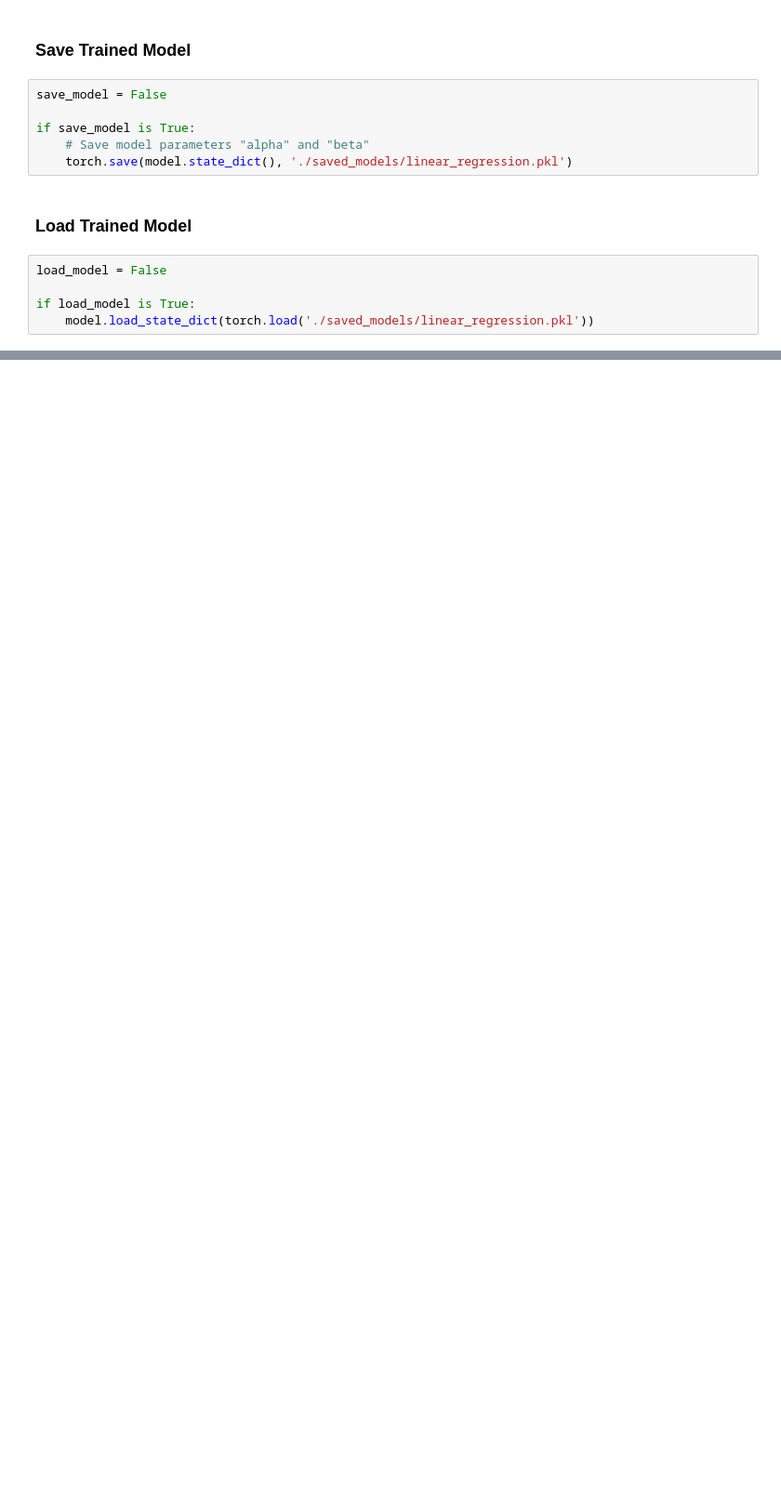
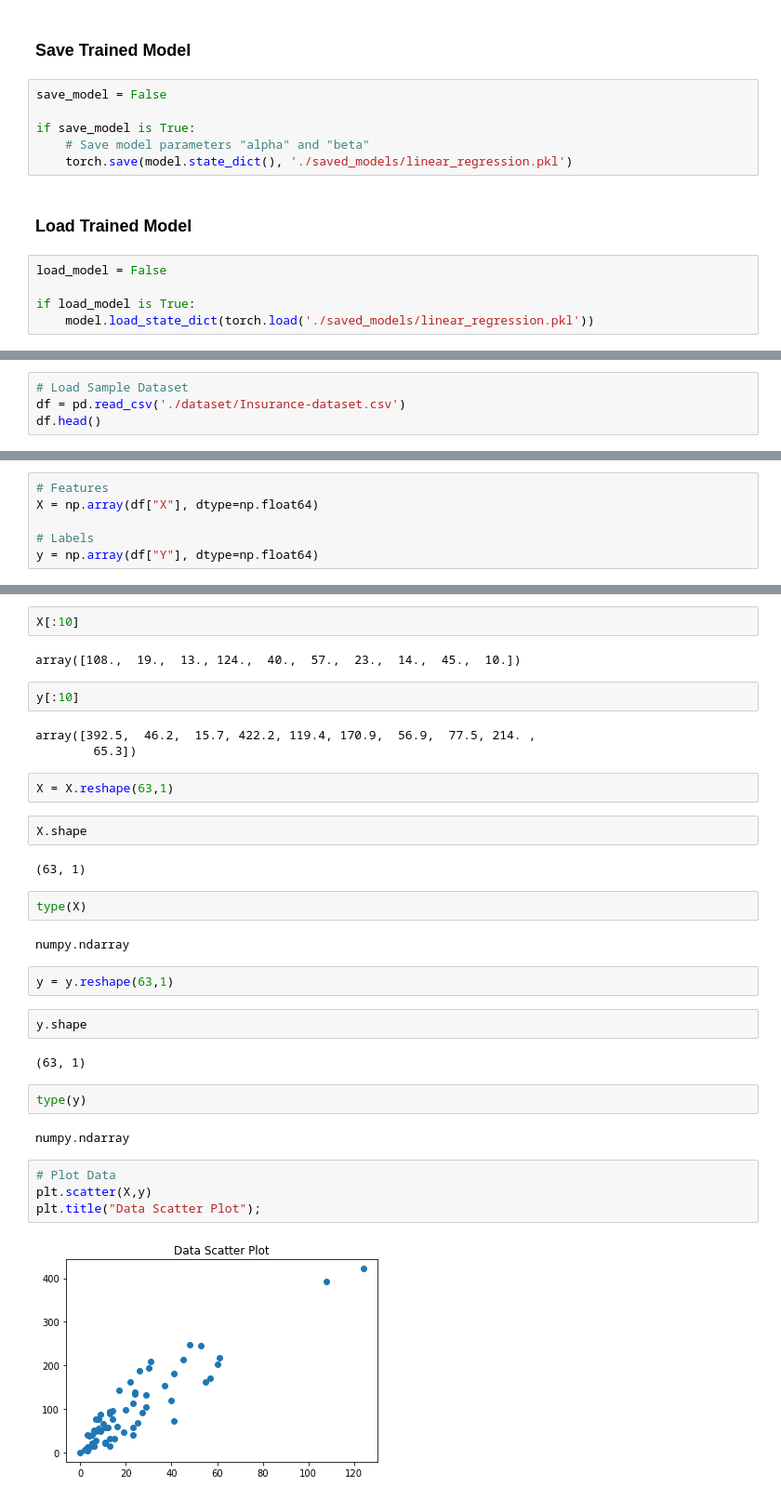
Before and after one commit to anujdutt9/PyTorch-DeepLearning, a Jupyter notebook: Linear-Regression.ipynb, the cells around one changed output, grey strips where cells are left out. Shown: that part at 93% size. Cells and saved outputs as stored; diff of their text form; blank space fills up the shorter version.

```diff
--- a/Linear-Regression.ipynb
+++ b/Linear-Regression.ipynb
@@ -212,0 +218,4 @@ if load_model is True:
+# %%
+# Load Sample Dataset
+df = pd.read_csv('./dataset/Insurance-dataset.csv')
+df.head()
@@ -212,0 +229,6 @@ if load_model is True:
+# %%
+# Features
+X = np.array(df["X"], dtype=np.float64)
+
+# Labels
+y = np.array(df["Y"], dtype=np.float64)
@@ -212,0 +239,35 @@ if load_model is True:
+# %%
+X[:10]
+# %% [output]
+array([108.,  19.,  13., 124.,  40.,  57.,  23.,  14.,  45.,  10.])
+# %%
+y[:10]
+# %% [output]
+array([392.5,  46.2,  15.7, 422.2, 119.4, 170.9,  56.9,  77.5, 214. ,
+        65.3])
+# %%
+X = X.reshape(63,1)
+# %%
+X.shape
+# %% [output]
+(63, 1)
+# %%
+type(X)
+# %% [output]
+numpy.ndarray
+# %%
+y = y.reshape(63,1)
+# %%
+y.shape
+# %% [output]
+(63, 1)
+# %%
+type(y)
+# %% [output]
+numpy.ndarray
+# %%
+# Plot Data
+plt.scatter(X,y)
+plt.title("Data Scatter Plot");
+# %% [output]
+[figure, added]
```
Also changed, not shown: parts of 21 cells of this notebook.
